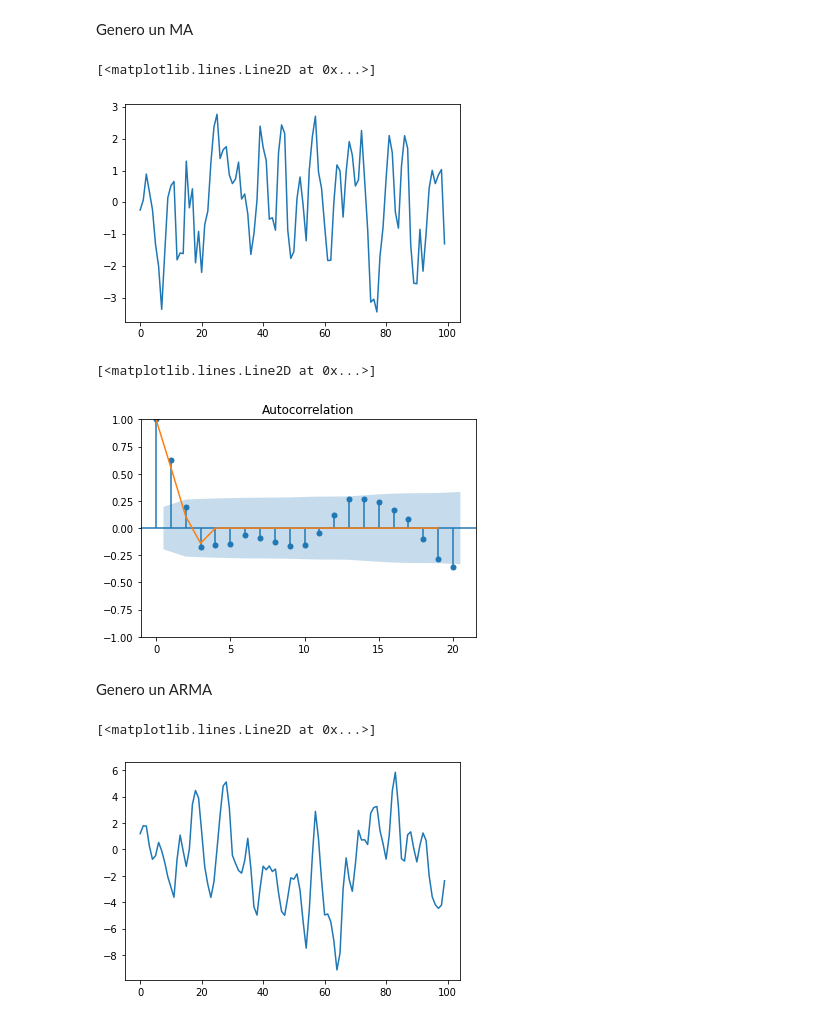
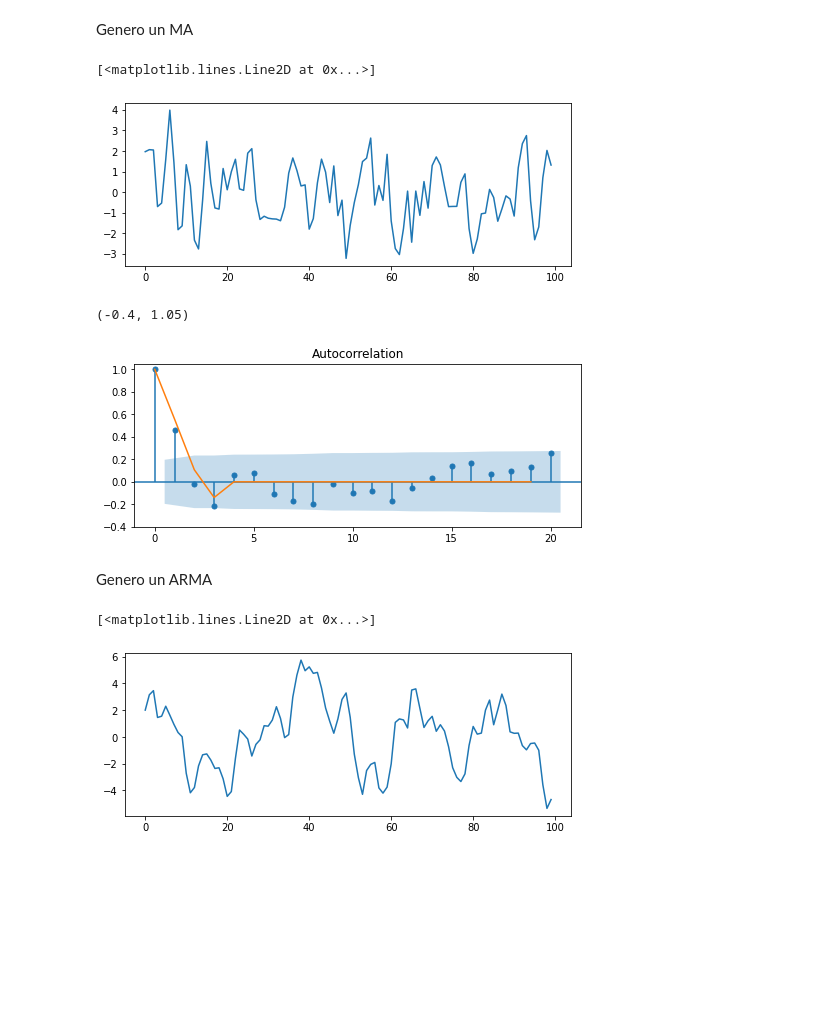
Before and after one commit to charlieromano/TimeSeries, a Jupyter notebook: Scripts/generate_arma_model.ipynb, the cells around one changed output. Saved outputs shown, nothing was run; the diff lists cells and outputs as text; code cells hidden in the pictures; blank space fills up the shorter version.

```diff
--- a/Scripts/generate_arma_model.ipynb
+++ b/Scripts/generate_arma_model.ipynb
@@ -27,23 +32,30 @@ plot_pacf(ar_ts, method='ywm')
 Genero un MA
 # %%
 ma_coef = np.array([0.9,0.5,-.3])
-ma_ts = arma_generate_sample(ar=[1], ma=np.r_[1,ma_coef], nsample =100)
+ma_ts = arma_generate_sample(
+    ar=[1], ma=np.r_[1,ma_coef], nsample =100)
+plt.figure(figsize=(8,3))
 plt.plot(ma_ts)
 # %% [output]
 [<matplotlib.lines.Line2D at 0x...>]
-[figure, old version]
+[figure, new version]
 # %%
-plot_acf(ma_ts)
-plt.plot(arma_acf(ar=[1], ma=np.r_[1,ma_coef], lags=20))
+fig, ax= plt.subplots(1,1,figsize=(8,3))
+plot_acf(ma_ts, ax= ax)
+plt.plot(arma_acf(ar=[1],
+         ma=np.r_[1,ma_coef], lags=20))
+plt.ylim(-.4,1.05)
 # %% [output]
-[<matplotlib.lines.Line2D at 0x...>]
+(-0.4, 1.05)
-[figure, old version]
+[figure, new version]
 # %% [markdown]
 Genero un ARMA
 # %%
-arma_ts = arma_generate_sample(ar=np.r_[1,-ar_coef], ma=np.r_[1,ma_coef], nsample =100)
+arma_ts = arma_generate_sample(
+    ar=np.r_[1,-ar_coef], ma=np.r_[1,ma_coef], nsample =100)
+plt.figure(figsize=(8,3))
 plt.plot(arma_ts)
 # %% [output]
 [<matplotlib.lines.Line2D at 0x...>]
-[figure, old version]
+[figure, new version]
 # %%
```
Also changed, not shown: parts of 5 cells of this notebook.
